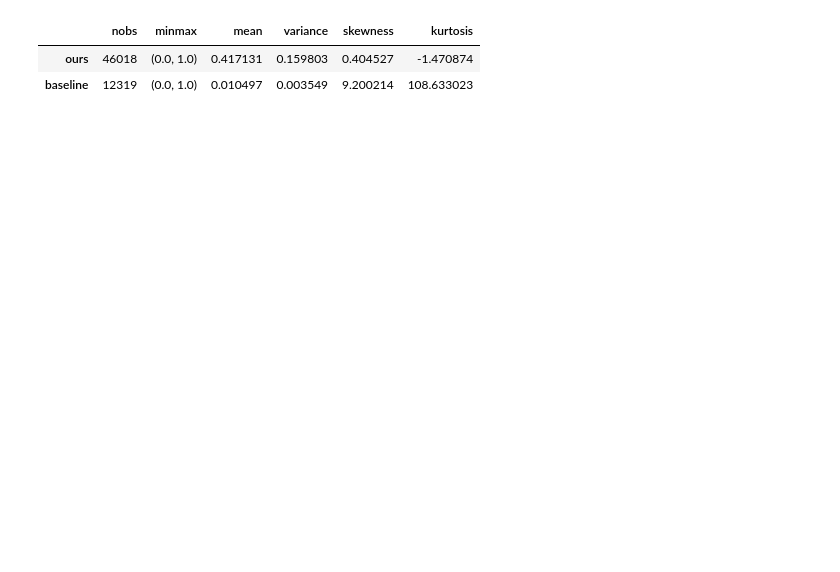
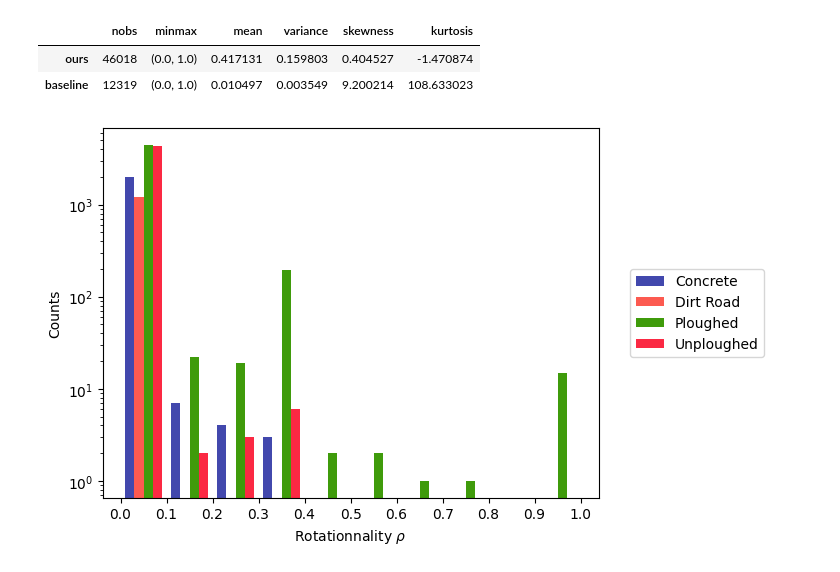
Before and after one commit to norlab-ulaval/BorealTC, a Jupyter notebook: analysis/dataset-violins.ipynb, the cells around one changed output. Drawn from its saved outputs; the diff is of its cells as text; code cells hidden in the pictures; blank space fills up the shorter version.

Commit message:
Rotationnality on vulpi

```diff
--- a/analysis/dataset-violins.ipynb
+++ b/analysis/dataset-violins.ipynb
@@ -205,3 +214,26 @@ pd.DataFrame.from_dict(rho_desc, orient="index")
 |  | nobs | minmax | mean | variance | skewness | kurtosis |
 | ours | 46018 | (0.0, 1.0) | 0.417131 | 0.159803 | 0.404527 | -1.470874 |
 | baseline | 12319 | (0.0, 1.0) | 0.010497 | 0.003549 | 9.200214 | 108.633023 |
+# %%
+fig, ax = plt.subplots()
+
+terrains = sorted(vulpi_pro.terrain.unique())
+rhos = [vulpi_pro[vulpi_pro.terrain == terr].rho for terr in terrains]
+labels = [lab.replace("_", " ").title() for lab in terrains]
+cols = [PLOTCOLORS[lab.lower()] for lab in labels]
+
+ax.hist(
+    rhos,
+    label=labels,
+    color=cols,
+    log=True,
+    bins=10,
+)
+ax.legend(loc="center left", bbox_to_anchor=(1.05, 0.5))
+ax.set_xlabel("Rotationnality $\\rho$")
+ax.set_ylabel("Counts")
+ticks = np.round(0.1 * np.arange(11), 1)
+ax.set_xticks(ticks, ticks)
+plt.show()
+# %% [output]
+[figure, added]
```
Also changed, not shown: parts of 4 cells of this notebook.
